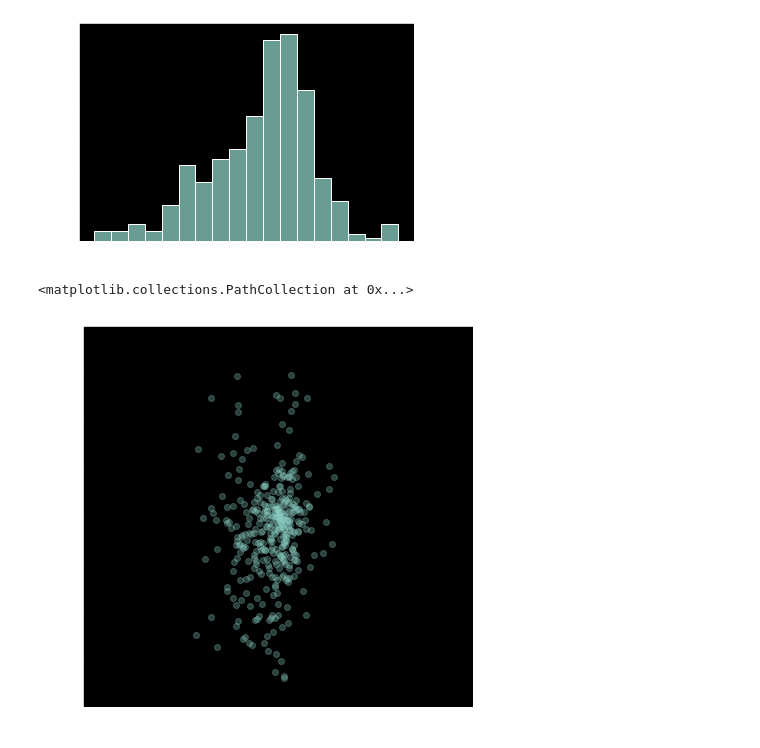
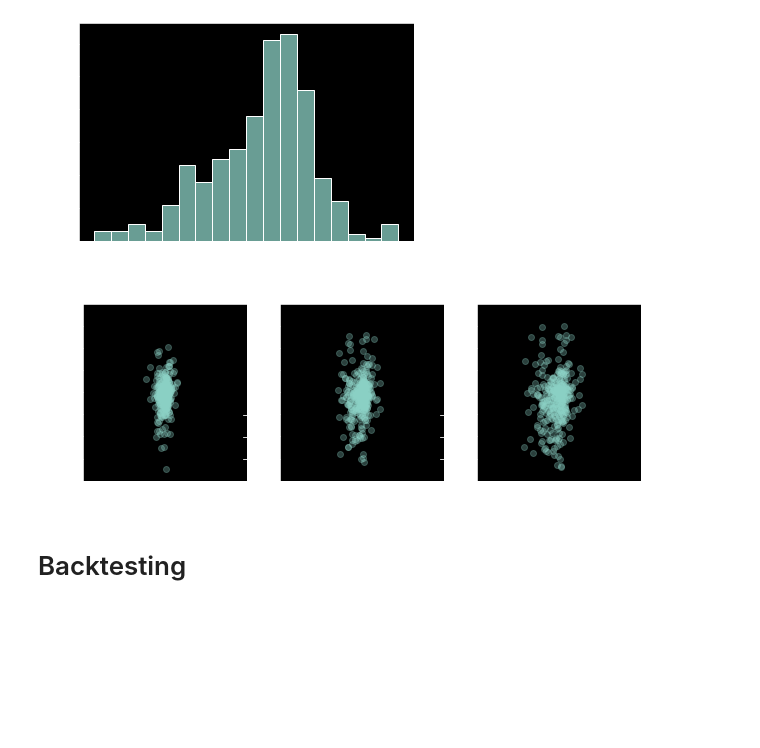
Before and after one commit to avramis92/ML-Price-Prediction, a Jupyter notebook: ML.ipynb, the cells around one changed output. Saved outputs shown, nothing was run; the diff lists cells and outputs as text; code cells hidden in the pictures; blank space fills up the shorter version.

```diff
--- a/ML.ipynb
+++ b/ML.ipynb
@@ -249,9 +249,13 @@ sns.histplot(data=train_prediction[:, 2])
 <AxesSubplot:ylabel='Count'>
 [figure]
 # %%
-# scattered plot
-plt.figure(figsize=(7, 7))
-plt.xlim(-0.1, 0.1)
-plt.ylim(-0.2, 0.2)
-plt.scatter(train_prediction[:, 2], y_train[:, 2], alpha=0.3)
+fig = plt.figure(figsize=(10,15))
+
+for i in range(min(len(labels),12)):
+    fig.add_subplot(4, 3, i+1)
+    plt.title(labels[i])
+
+    plt.xlim(-0.1, 0.1)
+    plt.ylim(-0.2, 0.2)
+    plt.scatter(train_prediction[:, i], y_train[:, i], alpha=0.3)
 # %% [output]
@@ -306,11 +309,15 @@ sns.histplot(data=test_prediction[:, 2])
 <AxesSubplot:ylabel='Count'>
 [figure]
 # %%
-# scattered plot
-plt.figure(figsize=(7, 7))
-plt.xlim(-0.1, 0.1)
-plt.ylim(-0.2, 0.2)
-plt.scatter(test_prediction[:, 2], y_test[:, 2], alpha=0.3)
+fig = plt.figure(figsize=(10,15))
+
+for i in range(min(len(labels),12)):
+    fig.add_subplot(4, 3, i+1)
+    plt.title(labels[i])
+    plt.xlim(-0.1, 0.1)
+    plt.ylim(-0.2, 0.2)
+    plt.scatter(test_prediction[:, i], y_test[:, i], alpha=0.3)
 # %% [output]
-<matplotlib.collections.PathCollection at 0x...>
-[figure, old version]
+[figure, new version]
+# %% [markdown]
+# Backtesting
```
Also changed, not shown: parts of 6 cells of this notebook.
